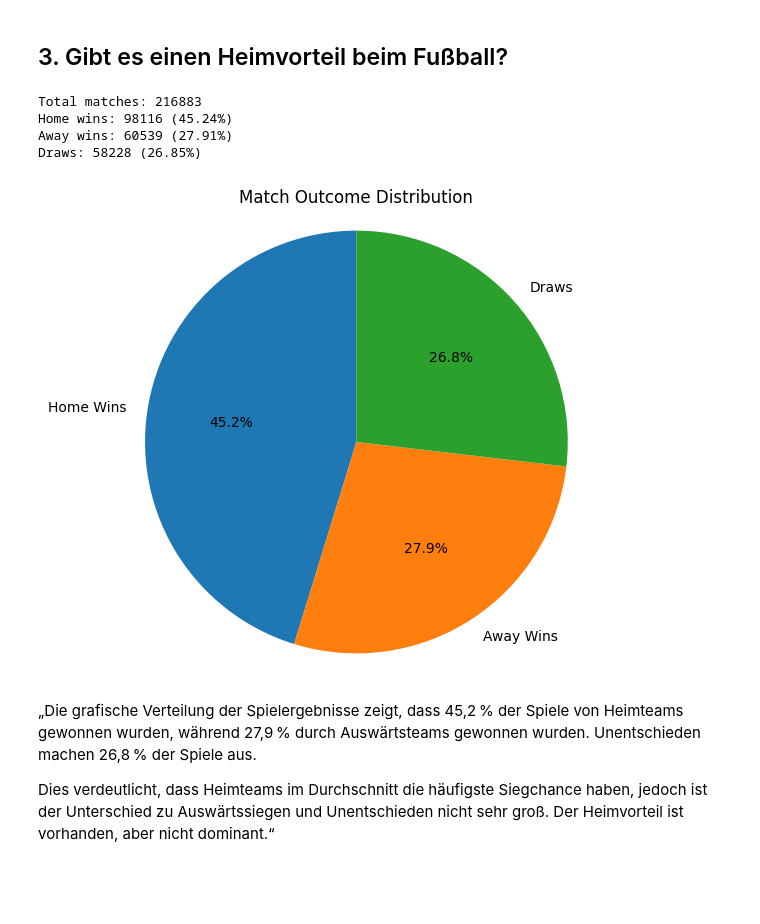
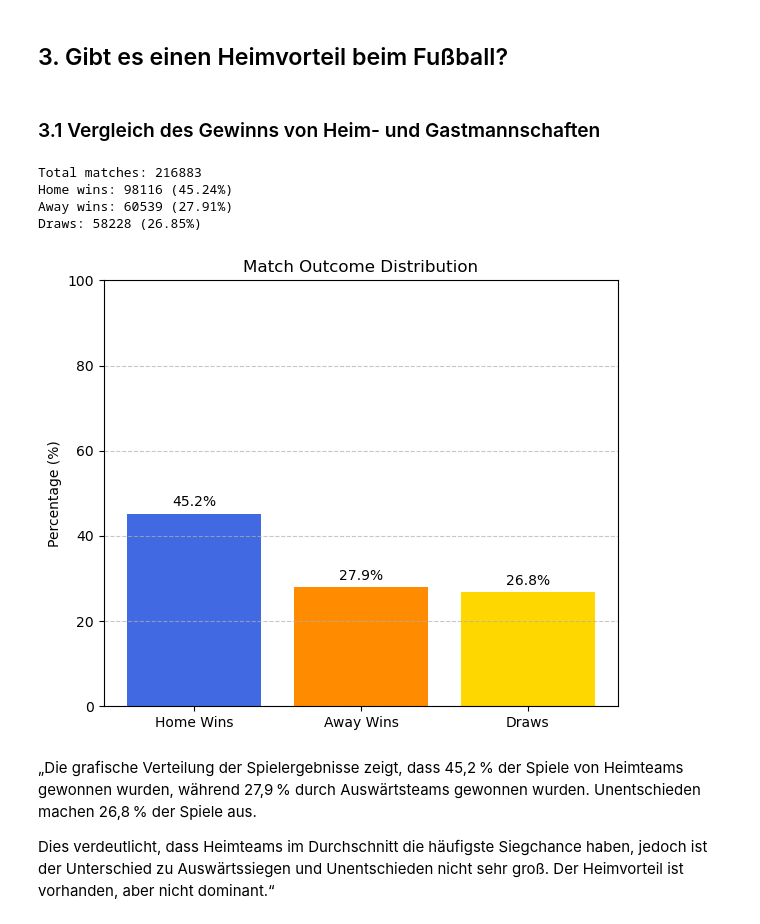
Before and after one commit to safiabduljamil/European-Football-Matches, a Jupyter notebook: contributors/Murat Arikan/home_winning.ipynb, the cells around one changed output. Cells and saved outputs as stored; diff of their text form; code cells hidden in the pictures; blank space fills up the shorter version.

```diff
--- a/contributors/Murat Arikan/home_winning.ipynb
+++ b/contributors/Murat Arikan/home_winning.ipynb
@@ -8,7 +8,7 @@ import os
 import matplotlib.pyplot as plt
 
 # Directory containing the Excel files
-directory = '../shared-data'
+directory = 'c:/Users/arikanmurat/dev/European-Football-Matches/shared-data'
 
 # List to hold data from each file
 data_frames = []
@@ -146,6 +146,8 @@ D    58228
 Name: count, dtype: int64
 # %% [markdown]
 ## 3. Gibt es einen Heimvorteil beim Fußball? ##
+# %% [markdown]
+### 3.1 Vergleich des Gewinns von Heim- und Gastmannschaften ###
 # %%
 # Calculate total number of matches
 total_matches = combined_df.shape[0]
@@ -171,18 +173,29 @@ Home wins: 98116 (45.24%)
 Away wins: 60539 (27.91%)
 Draws: 58228 (26.85%)
 # %%
-# Labels and values
+# Labels and percentage values for match outcomes
 labels = ['Home Wins', 'Away Wins', 'Draws']
-sizes = [home_win_pct, away_win_pct, draw_pct]
+values = [home_win_pct, away_win_pct, draw_pct]
 
-# Create pie chart
-plt.figure(figsize=(6, 6))
-plt.pie(sizes, labels=labels, autopct='%.1f%%', startangle=90)
+# Create a bar chart
+plt.figure(figsize=(6, 5))
+bars = plt.bar(labels, values, color=['royalblue', 'darkorange', 'gold'])
+
+# Add percentage labels above each bar
+for bar in bars:
+    height = bar.get_height()
+    plt.text(bar.get_x() + bar.get_width() / 2, height + 1,
+             f'{height:.1f}%', ha='center', va='bottom')
+
+# Configure plot aesthetics
+plt.ylabel('Percentage (%)')
 plt.title('Match Outcome Distribution')
-plt.axis('equal')  # Equal aspect ratio ensures pie is circular
+plt.ylim(0, 100)
+plt.grid(axis='y', linestyle='--', alpha=0.7)
+plt.tight_layout()
 plt.show()
 # %% [output]
-[figure, old version]
+[figure, new version]
 # %% [markdown]
 „Die grafische Verteilung der Spielergebnisse zeigt, dass 45,2 % der Spiele von Heimteams gewonnen wurden, während 27,9 % durch Auswärtsteams gewonnen wurden.
 Unentschieden machen 26,8 % der Spiele aus.
```
Also changed, not shown: parts of 2 cells of this notebook.
